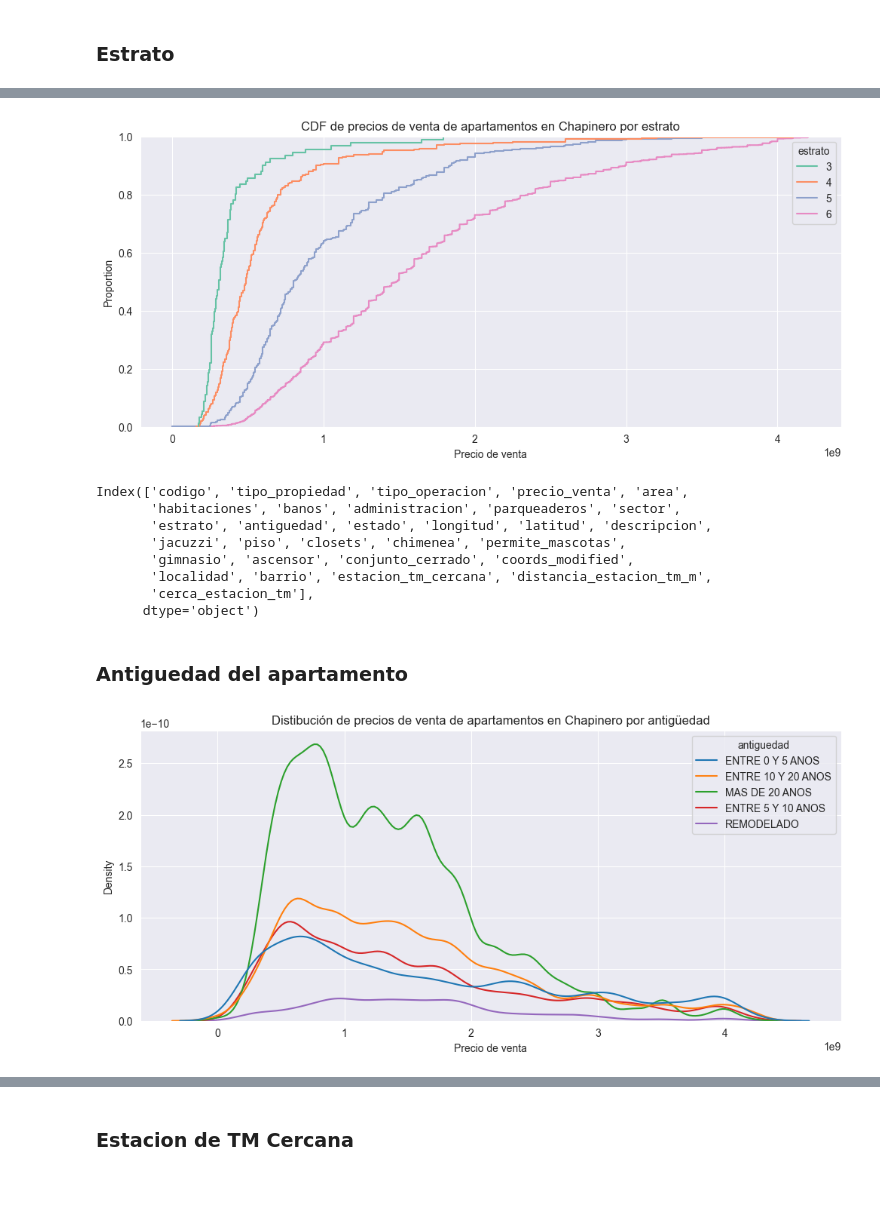
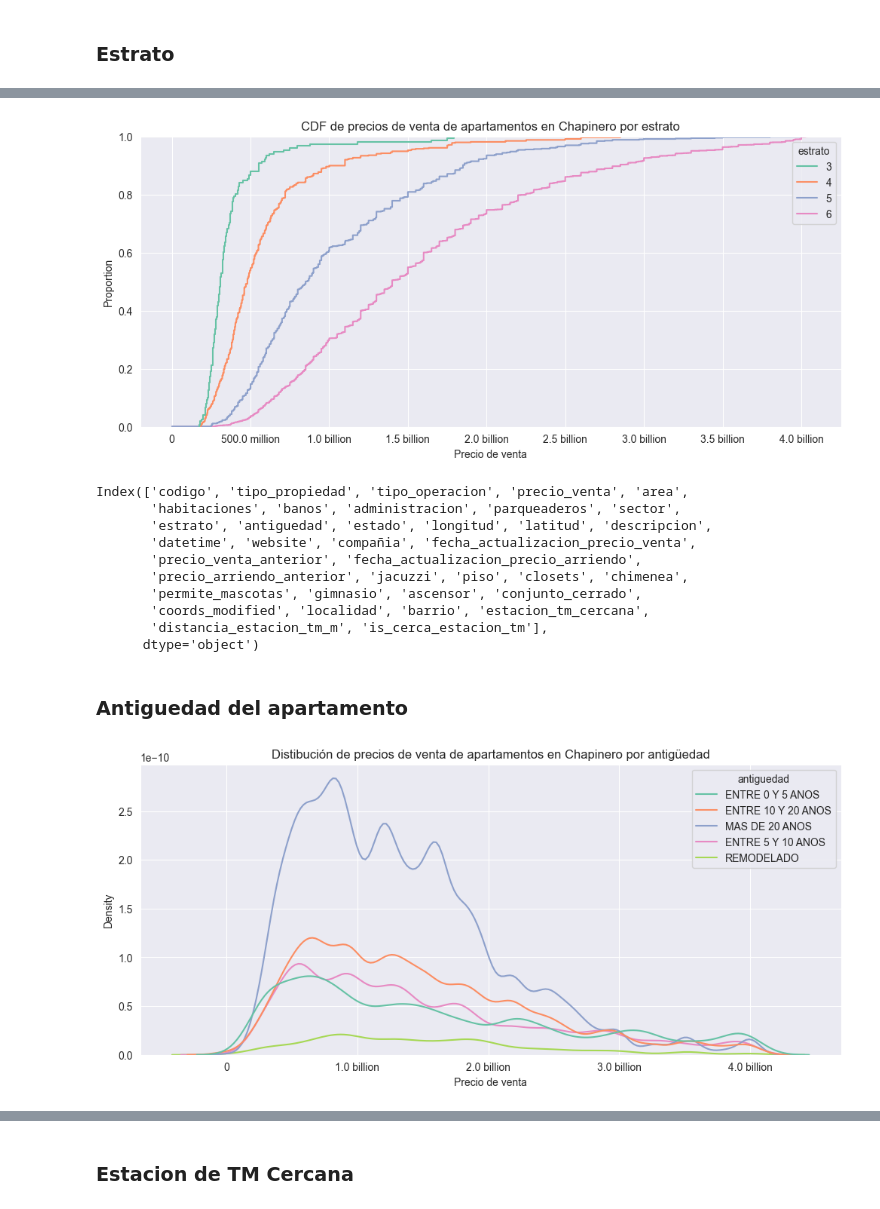
Before and after one commit to builker-col/bogota-apartments, a Jupyter notebook: notebooks/localidades/chapinero_venta.ipynb, the cells around one changed output, grey strips where cells are left out. Cells and saved outputs as stored; diff of their text form; code cells hidden in the pictures.

Commit message:
add chapinero images graph

```diff
--- a/notebooks/localidades/chapinero_venta.ipynb
+++ b/notebooks/localidades/chapinero_venta.ipynb
@@ -9,7 +9,7 @@ import plotly.express as px
 sns.set_style('darkgrid')
 # %%
 apartments = pd.read_csv('../../data/processed/apartments.csv')
-chapinero =  apartments[(apartments['tipo_operacion'] == 'VENTA') & (apartments['localidad'] == 'CHAPINERO')]
+chapinero =  apartments[(apartments['tipo_operacion'] == 'VENTA') & (apartments['localidad'] == 'CHAPINERO') & (apartments['coords_modified'] == False)]
 chapinero = chapinero.drop(columns=['precio_arriendo'])
 chapinero.head()
 # %% [output]
@@ -530,37 +535,42 @@ sns.ecdfplot(
 
 plt.title('CDF de precios de venta de apartamentos en Chapinero por estrato')
 plt.xlabel('Precio de venta')
+plt.gca().get_xaxis().set_major_formatter(plt.FuncFormatter(format_tick_humanize))
 plt.show()
 # %% [output]
-[figure, old version]
+[figure, new version]
 # %%
 chapinero.columns
 # %% [output]
 Index(['codigo', 'tipo_propiedad', 'tipo_operacion', 'precio_venta', 'area',
        'habitaciones', 'banos', 'administracion', 'parqueaderos', 'sector',
        'estrato', 'antiguedad', 'estado', 'longitud', 'latitud', 'descripcion',
-       'jacuzzi', 'piso', 'closets', 'chimenea', 'permite_mascotas',
-       'gimnasio', 'ascensor', 'conjunto_cerrado', 'coords_modified',
-       'localidad', 'barrio', 'estacion_tm_cercana', 'distancia_estacion_tm_m',
-       'cerca_estacion_tm'],
+       'datetime', 'website', 'compañia', 'fecha_actualizacion_precio_venta',
+       'precio_venta_anterior', 'fecha_actualizacion_precio_arriendo',
+       'precio_arriendo_anterior', 'jacuzzi', 'piso', 'closets', 'chimenea',
+       'permite_mascotas', 'gimnasio', 'ascensor', 'conjunto_cerrado',
+       'coords_modified', 'localidad', 'barrio', 'estacion_tm_cercana',
+       'distancia_estacion_tm_m', 'is_cerca_estacion_tm'],
       dtype='object')
 # %% [markdown]
 ### Antiguedad del apartamento
 # %%
 plt.figure(figsize=(12, 5))
 
 sns.kdeplot(
     chapinero,
     x='precio_venta',
     bw_adjust=.5,
     hue='antiguedad',
+    palette='Set2',
 )
 
 plt.title('Distibución de precios de venta de apartamentos en Chapinero por antigüedad')
 plt.xlabel('Precio de venta')
+plt.gca().get_xaxis().set_major_formatter(plt.FuncFormatter(format_tick_humanize))
 plt.show()
 # %% [output]
-[figure, old version]
+[figure, new version]
 # %%
 plt.figure(figsize=(12, 5))
 
```
Also changed, not shown: parts of 46 cells of this notebook, 22 other files.
